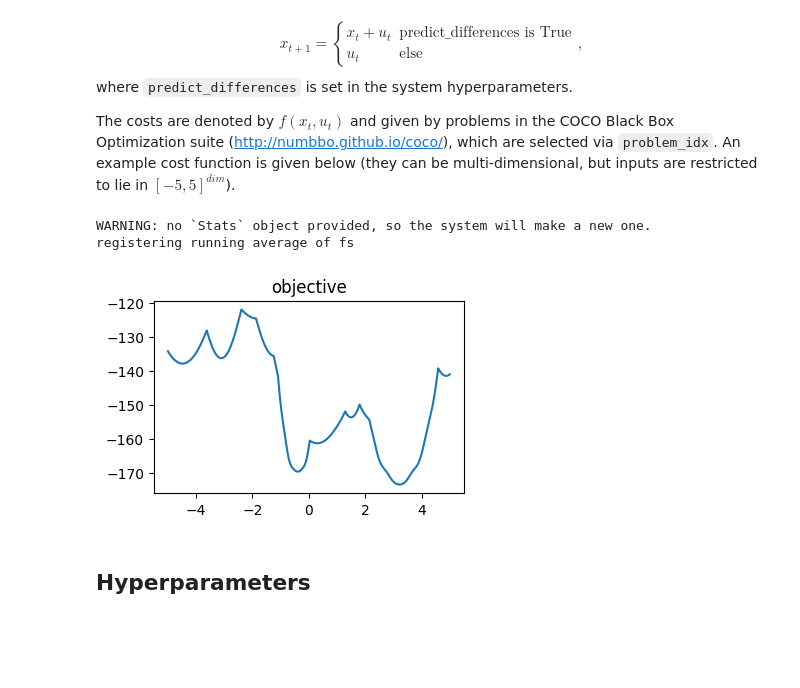
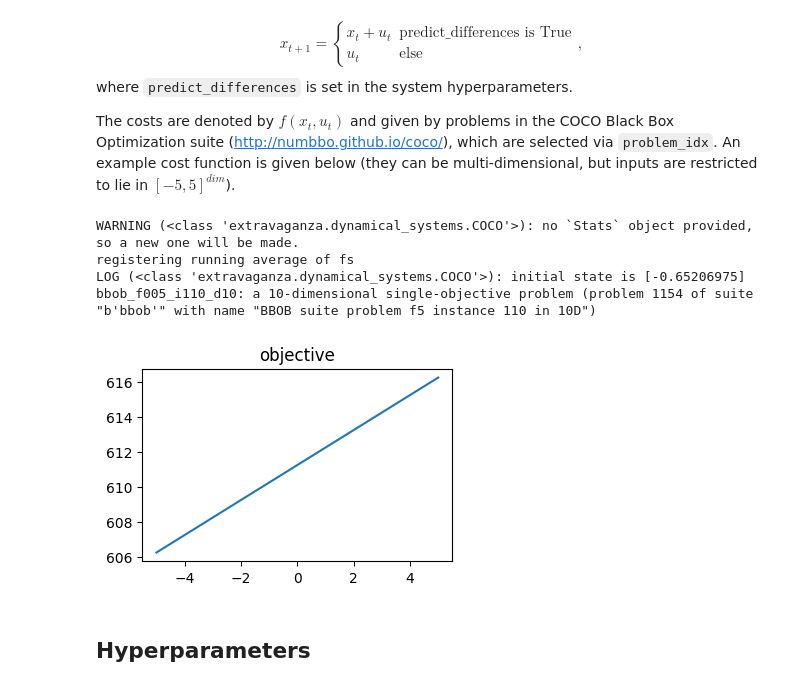
Before and after one commit to edogariu/extravaganza, a Jupyter notebook: experiments/COCO Black Box Optimization.ipynb, the cells around one changed output. Saved outputs shown, nothing was run; the diff lists cells and outputs as text; code cells hidden in the pictures; blank space fills up the shorter version.

```diff
--- a/experiments/COCO Black Box Optimization.ipynb
+++ b/experiments/COCO Black Box Optimization.ipynb
@@ -29,20 +29,31 @@ where `predict_differences` is set in the system hyperparameters.
 
 The costs are denoted by $f(x_t, u_t)$ and given by problems in the COCO Black Box Optimization suite (http://numbbo.github.io/coco/), which are selected via `problem_idx`. An example cost function is given below (they can be multi-dimensional, but inputs are restricted to lie in $[-5, 5]^{dim}$).
 # %%
-problem_idx = 666
+# things it breaks for:
+#       304, 224 & 576 (lil wiggles), 2133 (this ones unfair), 1653 (sucks at wiggles), 1154 (straight line)
+# things it looks interesting for:
+#       1552 (large basin to explore), 1826 (large scale gives rly large fluctuations), 108 (zoom in on the basin)
+# good nonconvex tests:
+#       682 and 683 (two local mins, one at 0), 1129 (jaggedy), 1046 (two local mins), 2049
+
+problem_idx = 1154
+
 coco = COCO(problem_idx,
             dim=1,
             disturbance_type='none',
             predict_differences=False,
             seed=SYSTEM_SEED)
+print(coco.problem)
 fig, ax = plt.subplots(1, 1, figsize=(4, 2.5))
 ax.plot(coco.stats['gt_xs'], coco.stats['gt_fs'])
 ax.set_title('objective')
 plt.show()
 # %% [output]
-WARNING: no `Stats` object provided, so the system will make a new one.
+WARNING (<class 'extravaganza.dynamical_systems.COCO'>): no `Stats` object provided, so a new one will be made.
 registering running average of fs
+LOG (<class 'extravaganza.dynamical_systems.COCO'>): initial state is [-0.65206975]
+bbob_f005_i110_d10: a 10-dimensional single-objective problem (problem 1154 of suite "b'bbob'" with name "BBOB suite problem f5 instance 110 in 10D")
-[figure, old version]
+[figure, new version]
 # %% [markdown]
 ## Hyperparameters
 # %%
```
Also changed, not shown: parts of 4 cells of this notebook, 20 other files.
